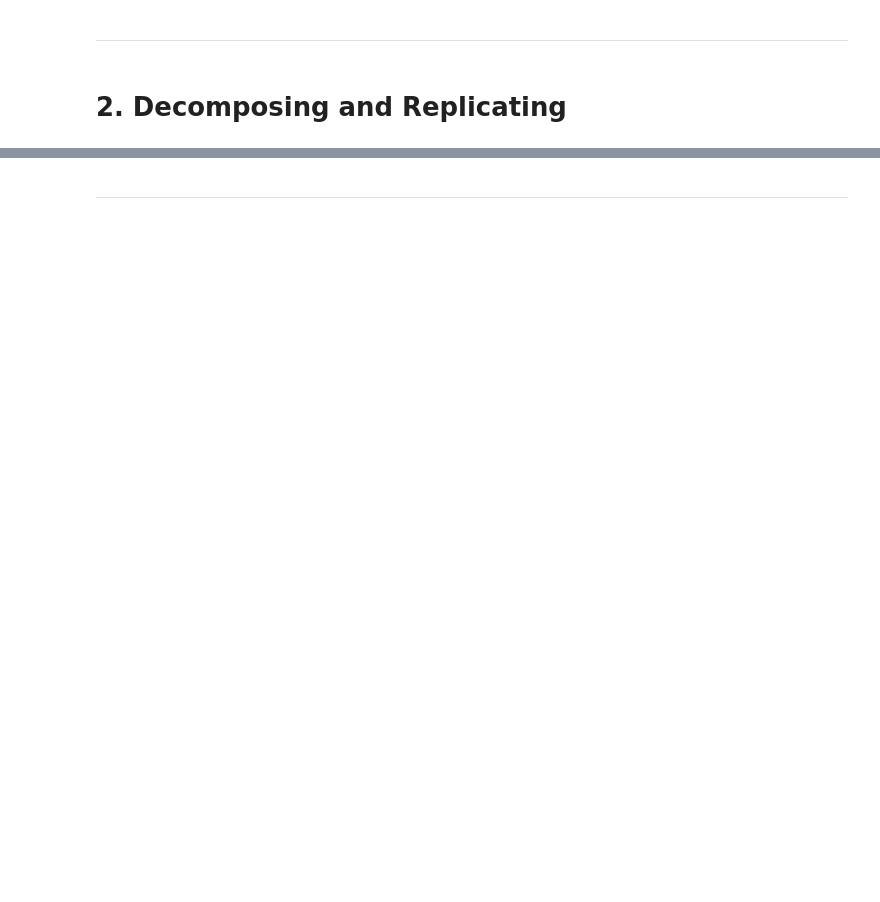
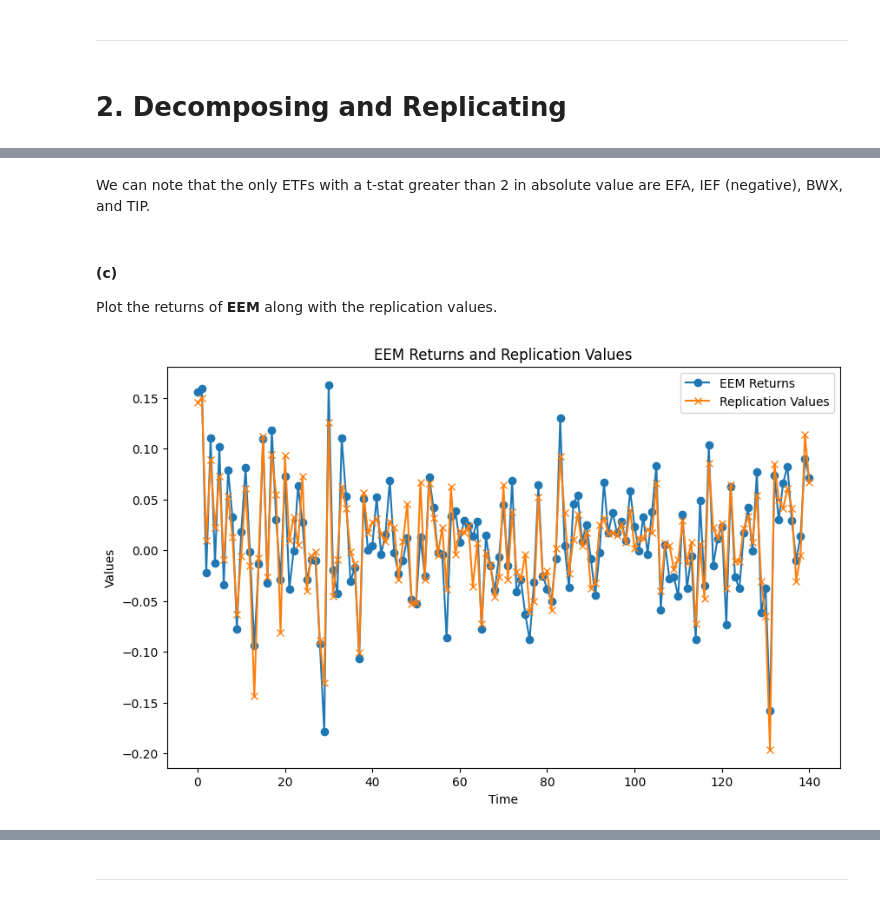
Before and after one commit to ArturoCharleston/finm-data-analysis-2024, a Jupyter notebook: homework/Homework 1 - Using OLS_arturo.ipynb, the cells around one changed output, grey strips where cells are left out. Cells and saved outputs as stored; diff of their text form; code cells hidden in the pictures; blank space fills up the shorter version.

```diff
--- a/homework/Homework 1 - Using OLS_arturo.ipynb
+++ b/homework/Homework 1 - Using OLS_arturo.ipynb
@@ -158,0 +225,14 @@ How does this compare to the r-squared from the regression above based on in-sam
+# %%
+# Filter data up to the end of 2020 and prepare target and predictors
+X = etf_returns[etf_returns['Date'] <= '2020-12-31'].drop(columns=['Date', 'EEM'])
+y = etf_returns[etf_returns['Date'] <= '2020-12-31'][['EEM']]
+
+
+# Initialize and fit the model
+model = LinearRegression()
+model.fit(X, y)
+
+# Display results
+#print(f"R-squared: {r_squared}")
+print(f"R^2: {model.score(X, y)}") # To test if both methods give the same result
+print(f"Estimated Coefficients: {model.coef_}")
@@ -158,0 +247,9 @@ How does this compare to the r-squared from the regression above based on in-sam
+# %%
+# Add constant to predictors for intercept term
+X_with_const = sm.add_constant(X)
+
+# Fit the model using statsmodels
+model_ols = sm.OLS(y, X_with_const).fit()
+print(model_ols.summary())
+
+fitted_values = model_ols.fittedvalues
@@ -158,0 +274,17 @@ How does this compare to the r-squared from the regression above based on in-sam
+# %% [markdown]
+We can note that the only ETFs with a t-stat greater than 2 in absolute value are EFA, IEF (negative), BWX, and TIP.
+# %% [markdown]
+#### (c)
+Plot the returns of **EEM** along with the replication values.
+# %%
+# Plot the returns along with the replication values
+plt.figure(figsize=(10, 6))
+plt.plot(y, label='EEM Returns', marker='o')
+plt.plot(fitted_values, label='Replication Values', marker='x')
+plt.xlabel('Time')
+plt.ylabel('Values')
+plt.title('EEM Returns and Replication Values')
+plt.legend()
+plt.show()
+# %% [output]
+[figure, added]
```
Also changed, not shown: parts of 22 cells of this notebook, 1 other file.
